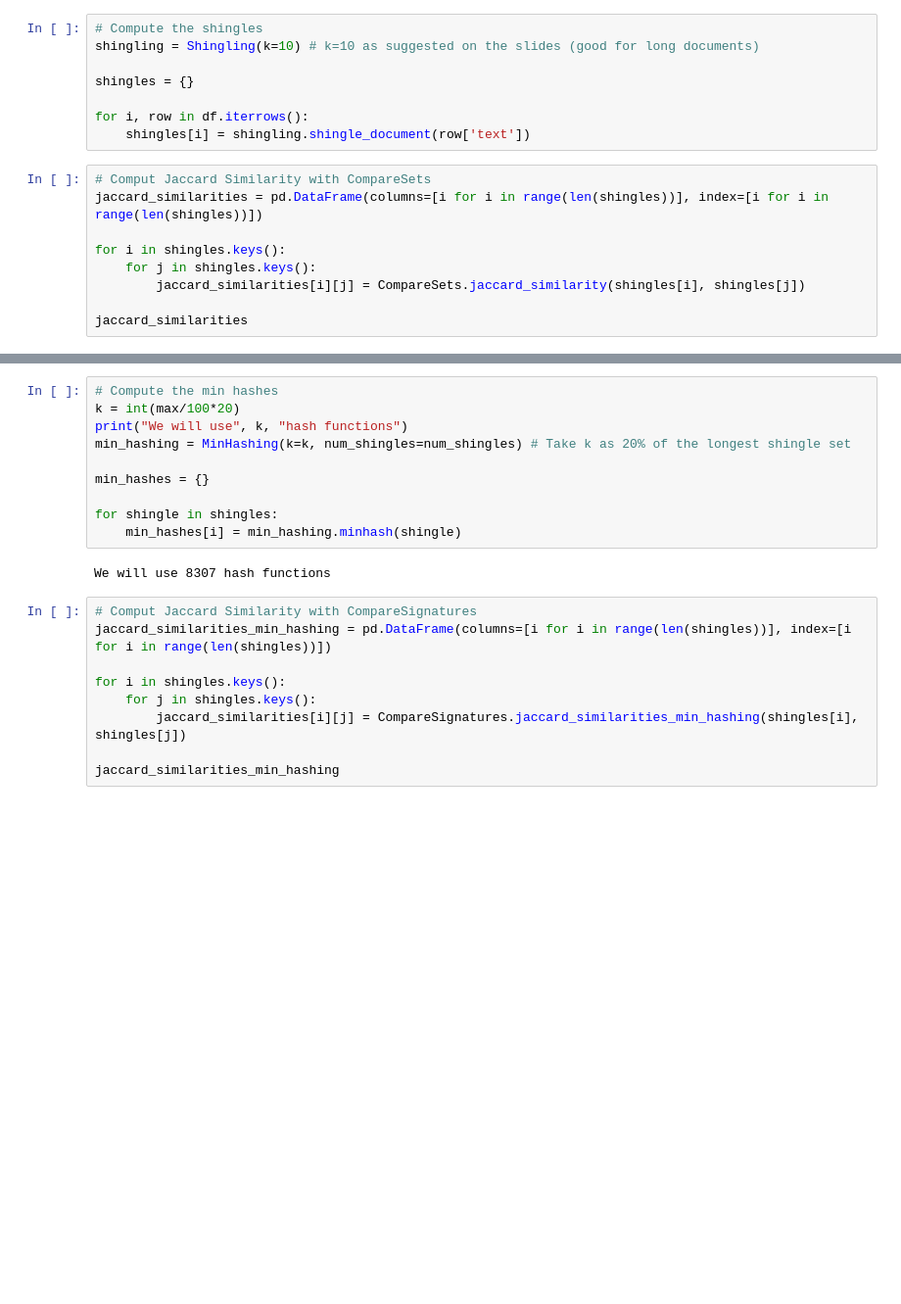
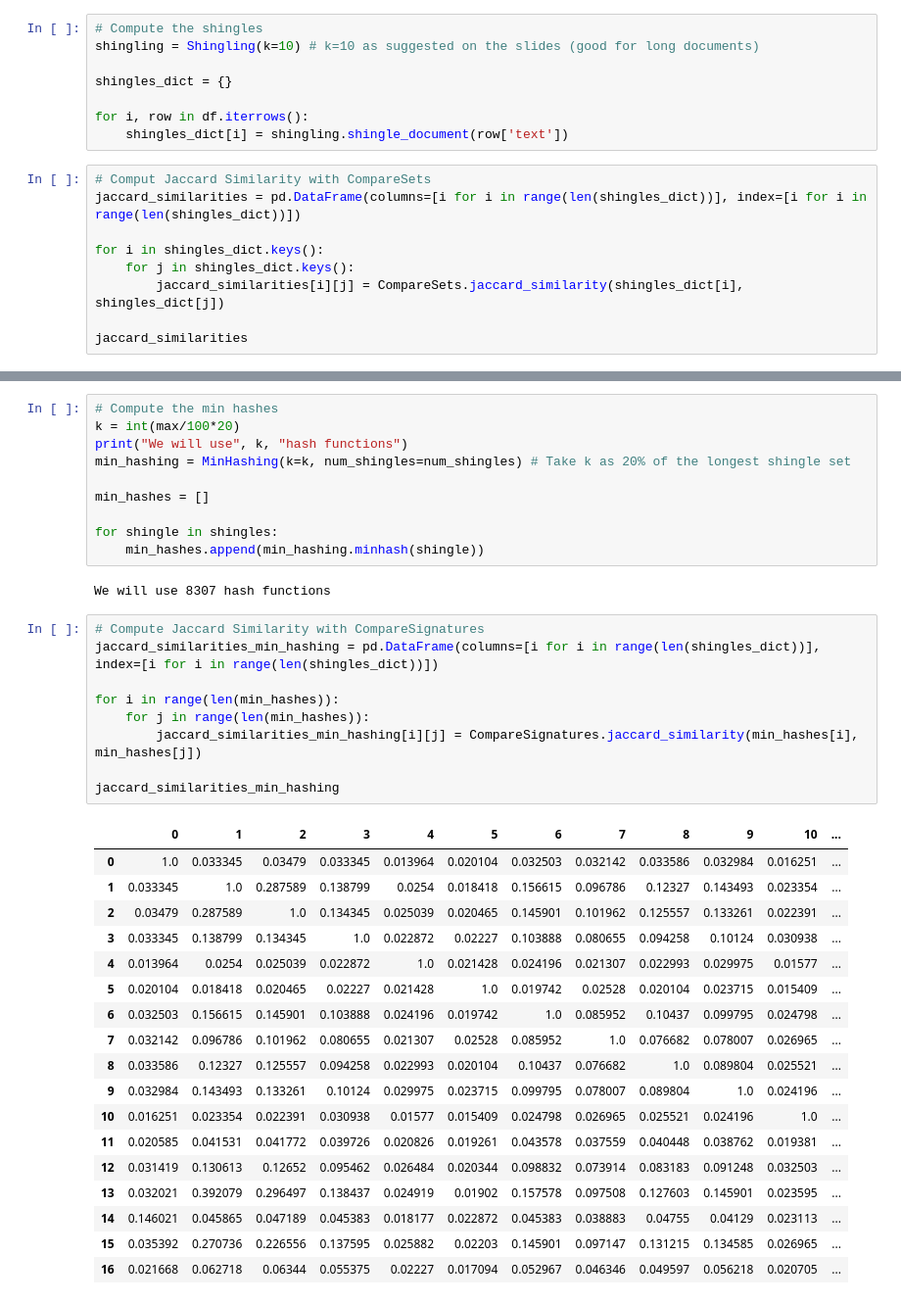
Before and after one commit to matteocirca/data-mining-course-kth-2023, a Jupyter notebook: hw1/hw1.ipynb, the cells around one changed output, grey strips where cells are left out. Shown: that part at 98% size. Drawn from its saved outputs; the diff is of its cells as text; blank space fills up the shorter version.

```diff
--- a/hw1/hw1.ipynb
+++ b/hw1/hw1.ipynb
@@ -156,17 +185,17 @@ Let us now run all the classes and methods for the real data.
 # Compute the shingles
 shingling = Shingling(k=10) # k=10 as suggested on the slides (good for long documents)
 
-shingles = {}
+shingles_dict = {}
 
 for i, row in df.iterrows():
-    shingles[i] = shingling.shingle_document(row['text'])
+    shingles_dict[i] = shingling.shingle_document(row['text'])
 # %%
 # Comput Jaccard Similarity with CompareSets
-jaccard_similarities = pd.DataFrame(columns=[i for i in range(len(shingles))], index=[i for i in range(len(shingles))])
+jaccard_similarities = pd.DataFrame(columns=[i for i in range(len(shingles_dict))], index=[i for i in range(len(shingles_dict))])
 
-for i in shingles.keys():
-    for j in shingles.keys():
-        jaccard_similarities[i][j] = CompareSets.jaccard_similarity(shingles[i], shingles[j])
+for i in shingles_dict.keys():
+    for j in shingles_dict.keys():
+        jaccard_similarities[i][j] = CompareSets.jaccard_similarity(shingles_dict[i], shingles_dict[j])
 
 jaccard_similarities
 # %% [output]
@@ -222,21 +253,40 @@ k = int(max/100*20)
 print("We will use", k, "hash functions")
 min_hashing = MinHashing(k=k, num_shingles=num_shingles) # Take k as 20% of the longest shingle set
 
-min_hashes = {}
+min_hashes = []
 
 for shingle in shingles:
-    min_hashes[i] = min_hashing.minhash(shingle)
+    min_hashes.append(min_hashing.minhash(shingle))
 # %% [output]
 We will use 8307 hash functions
 # %%
-# Comput Jaccard Similarity with CompareSignatures
-jaccard_similarities_min_hashing = pd.DataFrame(columns=[i for i in range(len(shingles))], index=[i for i in range(len(shingles))])
+# Compute Jaccard Similarity with CompareSignatures
+jaccard_similarities_min_hashing = pd.DataFrame(columns=[i for i in range(len(shingles_dict))], index=[i for i in range(len(shingles_dict))])
 
-for i in shingles.keys():
-    for j in shingles.keys():
-        jaccard_similarities[i][j] = CompareSignatures.jaccard_similarities_min_hashing(shingles[i], shingles[j])
+for i in range(len(min_hashes)):
+    for j in range(len(min_hashes)):
+        jaccard_similarities_min_hashing[i][j] = CompareSignatures.jaccard_similarity(min_hashes[i], min_hashes[j])
 
 jaccard_similarities_min_hashing
+# %% [output]
+|  | 0 | 1 | 2 | 3 | 4 | 5 | 6 | 7 | 8 | 9 | 10 | ... |
+| 0 | 1.0 | 0.033345 | 0.03479 | 0.033345 | 0.013964 | 0.020104 | 0.032503 | 0.032142 | 0.033586 | 0.032984 | 0.016251 | ... |
+| 1 | 0.033345 | 1.0 | 0.287589 | 0.138799 | 0.0254 | 0.018418 | 0.156615 | 0.096786 | 0.12327 | 0.143493 | 0.023354 | ... |
+| 2 | 0.03479 | 0.287589 | 1.0 | 0.134345 | 0.025039 | 0.020465 | 0.145901 | 0.101962 | 0.125557 | 0.133261 | 0.022391 | ... |
+| 3 | 0.033345 | 0.138799 | 0.134345 | 1.0 | 0.022872 | 0.02227 | 0.103888 | 0.080655 | 0.094258 | 0.10124 | 0.030938 | ... |
+| 4 | 0.013964 | 0.0254 | 0.025039 | 0.022872 | 1.0 | 0.021428 | 0.024196 | 0.021307 | 0.022993 | 0.029975 | 0.01577 | ... |
+| 5 | 0.020104 | 0.018418 | 0.020465 | 0.02227 | 0.021428 | 1.0 | 0.019742 | 0.02528 | 0.020104 | 0.023715 | 0.015409 | ... |
+| 6 | 0.032503 | 0.156615 | 0.145901 | 0.103888 | 0.024196 | 0.019742 | 1.0 | 0.085952 | 0.10437 | 0.099795 | 0.024798 | ... |
+| 7 | 0.032142 | 0.096786 | 0.101962 | 0.080655 | 0.021307 | 0.02528 | 0.085952 | 1.0 | 0.076682 | 0.078007 | 0.026965 | ... |
+| 8 | 0.033586 | 0.12327 | 0.125557 | 0.094258 | 0.022993 | 0.020104 | 0.10437 | 0.076682 | 1.0 | 0.089804 | 0.025521 | ... |
+| 9 | 0.032984 | 0.143493 | 0.133261 | 0.10124 | 0.029975 | 0.023715 | 0.099795 | 0.078007 | 0.089804 | 1.0 | 0.024196 | ... |
+| 10 | 0.016251 | 0.023354 | 0.022391 | 0.030938 | 0.01577 | 0.015409 | 0.024798 | 0.026965 | 0.025521 | 0.024196 | 1.0 | ... |
+| 11 | 0.020585 | 0.041531 | 0.041772 | 0.039726 | 0.020826 | 0.019261 | 0.043578 | 0.037559 | 0.040448 | 0.038762 | 0.019381 | ... |
+| 12 | 0.031419 | 0.130613 | 0.12652 | 0.095462 | 0.026484 | 0.020344 | 0.098832 | 0.073914 | 0.083183 | 0.091248 | 0.032503 | ... |
+| 13 | 0.032021 | 0.392079 | 0.296497 | 0.138437 | 0.024919 | 0.01902 | 0.157578 | 0.097508 | 0.127603 | 0.145901 | 0.023595 | ... |
+| 14 | 0.146021 | 0.045865 | 0.047189 | 0.045383 | 0.018177 | 0.022872 | 0.045383 | 0.038883 | 0.04755 | 0.04129 | 0.023113 | ... |
+| 15 | 0.035392 | 0.270736 | 0.226556 | 0.137595 | 0.025882 | 0.02203 | 0.145901 | 0.097147 | 0.131215 | 0.134585 | 0.026965 | ... |
+| 16 | 0.021668 | 0.062718 | 0.06344 | 0.055375 | 0.02227 | 0.017094 | 0.052967 | 0.046346 | 0.049597 | 0.056218 | 0.020705 | ... |
 # %%
 # Heatmap of the Jaccard Similarities with Min Hashing
 plt.figure(figsize=(15, 15))
```
Also changed, not shown: parts of 8 cells of this notebook.
